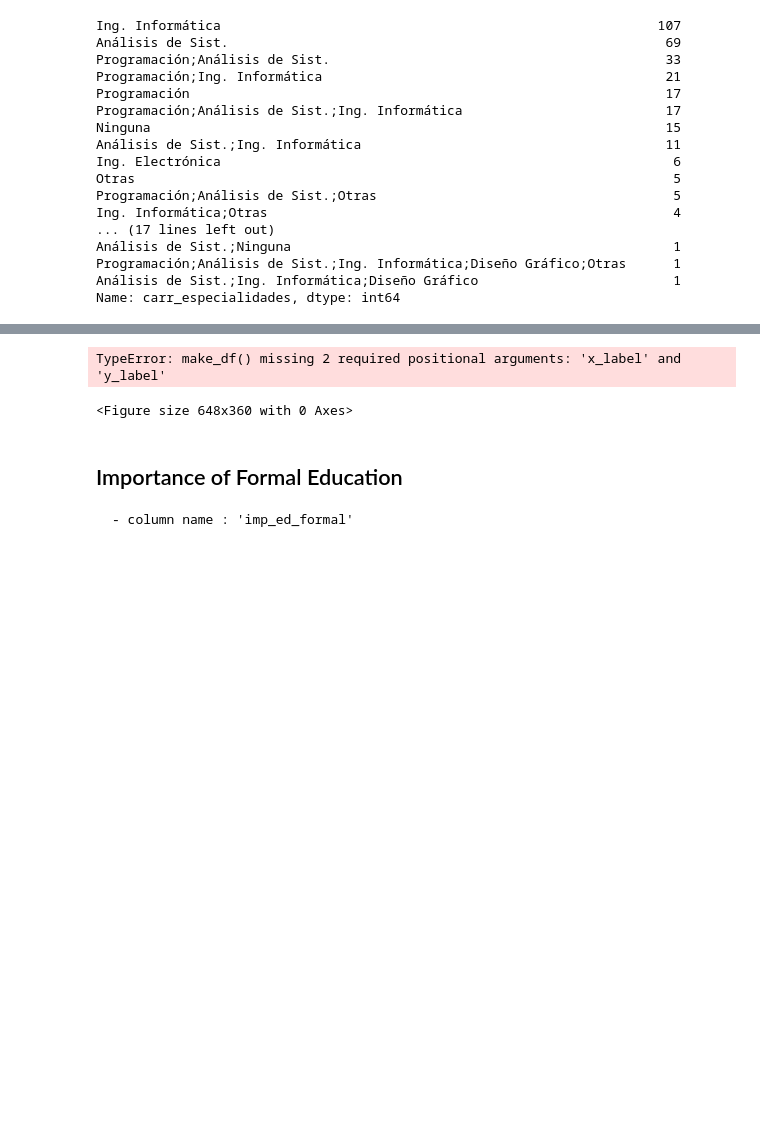
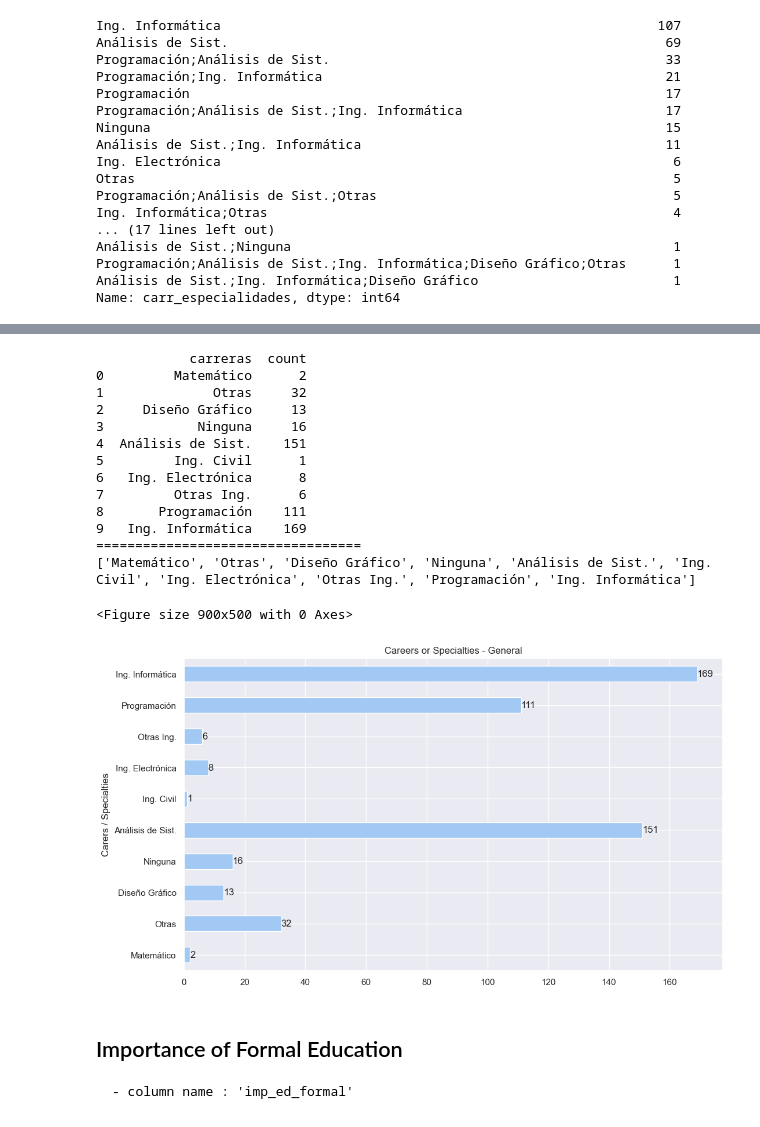
Before and after one commit to TorrezMN/Data_Science, a Jupyter notebook: Enc_Devs_Py/Notebooks/Education.ipynb, the cells around one changed output, grey strips where cells are left out. Drawn from its saved outputs; the diff is of its cells as text; code cells hidden in the pictures; blank space fills up the shorter version.

```diff
--- a/Enc_Devs_Py/Notebooks/Education.ipynb
+++ b/Enc_Devs_Py/Notebooks/Education.ipynb
@@ -150,21 +202,44 @@ Name: carr_especialidades, dtype: int64
 # %%
 # Creating a plot for this column.
 fig = plt.figure(figsize=(9, 5))
 # Plot.
-carr_df = make_df(df, "carr_especialidades").plot(
+carr_df = make_df(df, "carr_especialidades", "carreras", "count")
+
+chart_labels = [i for i in carr_df["carreras"]]
+
+print(carr_df)
+print("=" * 34)
+print(chart_labels)
+
+carr_plot = carr_df.plot(
     kind="barh",
     title="Careers or Specialties - General",
-    xlabel="Carers / Specialties",
+    ylabel="Carers / Specialties",
     legend=False,
 )
 
+carr_plot.set_yticklabels([v for k, v in enumerate(chart_labels)])
+
 # Plot annotations.
-for k, v in enumerate([i for i in make_df(df, "carr_especialidades")["count"]]):
-    carr_df.annotate(v, (v, k), va="center")
+for k, v in enumerate([i for i in carr_df["count"]]):
+    carr_plot.annotate(v, (v, k), va="center")
 plt.show()
 # %% [output]
-TypeError: make_df() missing 2 required positional arguments: 'x_label' and 'y_label'
+            carreras  count
+0         Matemático      2
+1              Otras     32
+2     Diseño Gráfico     13
+3            Ninguna     16
+4  Análisis de Sist.    151
+5         Ing. Civil      1
+6   Ing. Electrónica      8
+7         Otras Ing.      6
+8       Programación    111
+9   Ing. Informática    169
+==================================
+['Matemático', 'Otras', 'Diseño Gráfico', 'Ninguna', 'Análisis de Sist.', 'Ing. Civil', 'Ing. Electrónica', 'Otras Ing.', 'Programación', 'Ing. Informática']
-<Figure size 648x360 with 0 Axes>
+<Figure size 900x500 with 0 Axes>
+[figure, added]
 # %% [markdown]
 ## Importance of Formal Education
     - column name : 'imp_ed_formal'
```
Also changed, not shown: parts of 27 cells of this notebook, 5 other files.
